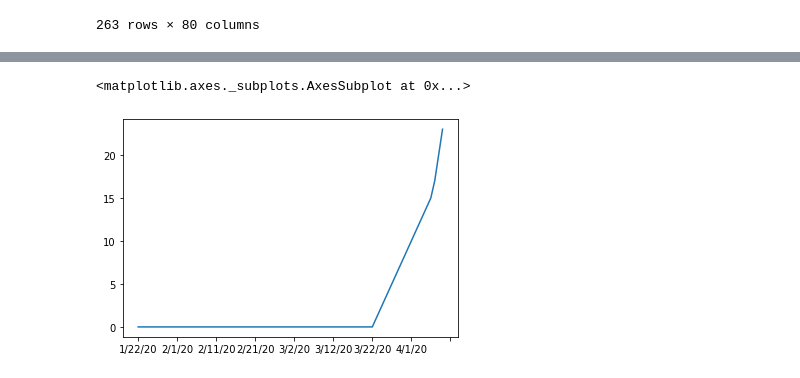
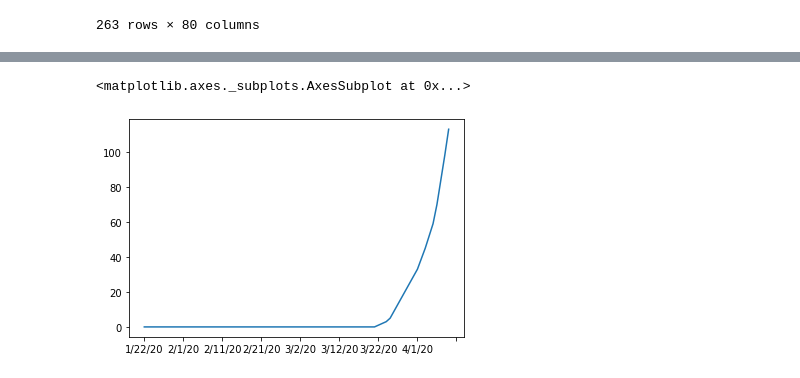
Before and after one commit to FrtZgwL/CoronaBot, a Jupyter notebook: DataAnalysis/EDA .ipynb, the cells around one changed output, grey strips where cells are left out. Cells and saved outputs as stored; diff of their text form; code cells hidden in the pictures.

```diff
--- a/DataAnalysis/EDA .ipynb
+++ b/DataAnalysis/EDA .ipynb
@@ -220,4 +386,5 @@ df1
 # %%
-df2=df.reset_index().groupby("Country/Region").sum()
-df2
+# Sum up the value of the countries
+df1=df.reset_index(drop=True).groupby("Country/Region").sum()
+df1
 # %% [output]
@@ -289,7 +426,8 @@ Out[8]: <matplotlib.legend.Legend at 0x12f2b590>
 # %%
-ts = df2.loc['Zimbabwe']
+#Plot one row as an example
+ts = df1.loc['Afghanistan']
 ts = ts.cumsum()
 ts.plot()
 # %% [output]
 <matplotlib.axes._subplots.AxesSubplot at 0x...>
-[figure, old version]
+[figure, new version]
```
Also changed, not shown: parts of 33 cells of this notebook, 3 other files.
